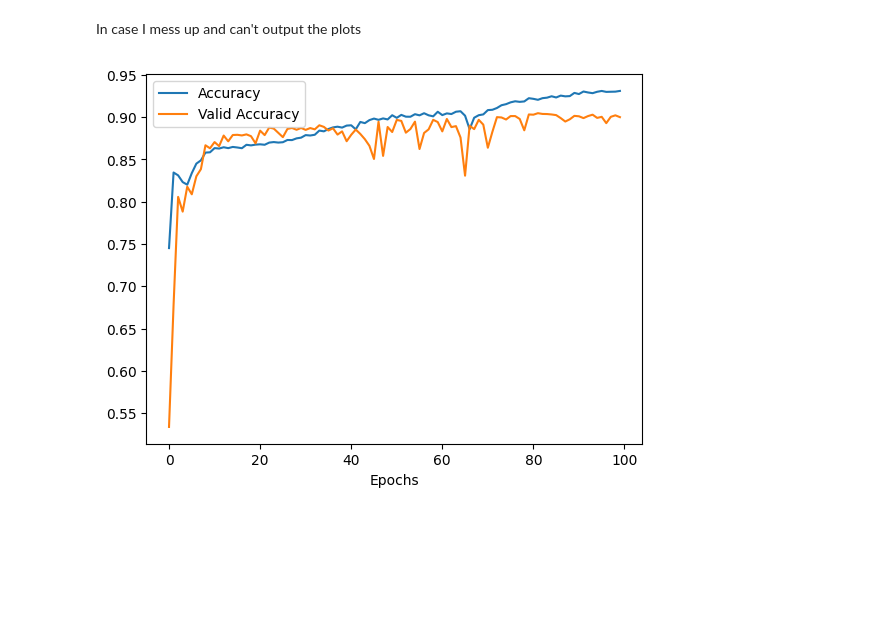
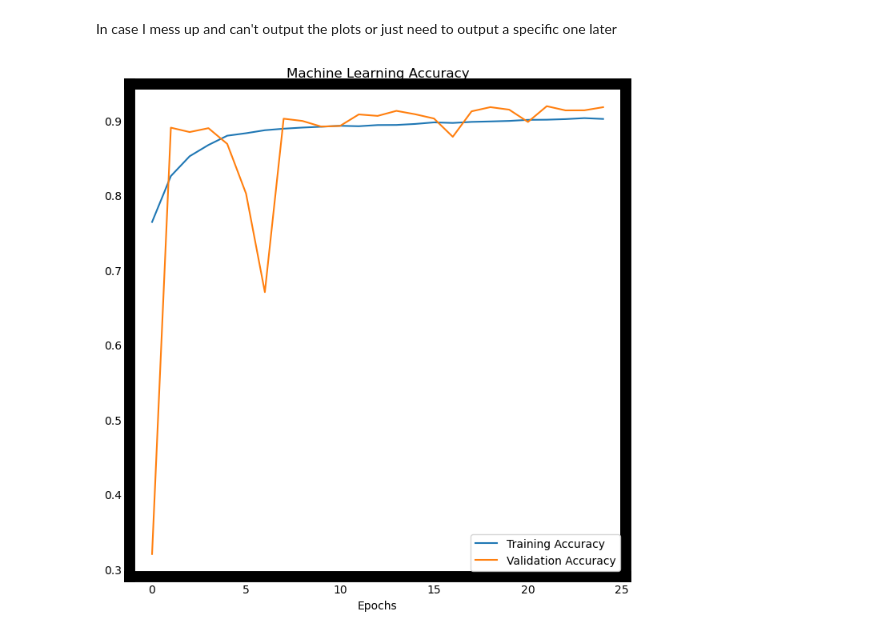
Before and after one commit to ZefCo/Thesis, a Jupyter notebook: ML/MissingPlots.ipynb, the cells around one changed output. Saved outputs shown, nothing was run; the diff lists cells and outputs as text; code cells hidden in the pictures; blank space fills up the shorter version.

Commit message:
Update Moment plots with thicker borders

```diff
--- a/ML/MissingPlots.ipynb
+++ b/ML/MissingPlots.ipynb
@@ -1,12 +1,12 @@
 # %% [markdown]
-In case I mess up and can't output the plots
+In case I mess up and can't output the plots or just need to output a specific one later
 # %%
 # https://towardsdatascience.com/convolutional-neural-networks-understanding-and-organizing-your-data-set-ba3e8b4086cb
 # https://datagy.io/python-decorators/
 
 # https://gitpython.readthedocs.io/en/stable/intro.html
 
-import git
+# import git  # might not have git on all my computers
 import pandas
 import pathlib
 import re
@@ -32,35 +32,46 @@ from contextlib import redirect_stdout
 
 cwd = pathlib.Path.cwd()
 
-report = git.Repo(search_parent_directories=True)
-branch = report.active_branch
+max_epochs = 25
+
+# report = git.Repo(search_parent_directories=True)
 
 image_dir = cwd / "FractalImageEvI"
 model_dir = cwd / "FractalModels" / "IvE"
-version_num = len(next(os.walk(model_dir))[1])
+version_num = 23 # len(next(os.walk(model_dir))[1])
+branch = "slurm" #report.active_branch
 version_dir = model_dir / f"version_{branch}_{version_num}"
 # version_dir.mkdir(parents = True, exist_ok = True)
 # output_classes = 2
+new_folder_path = cwd.parent / "FractalDimension" / "TE_Images_ForPaper" / "ML_Graphs"
 # %%
 history_data = pandas.read_csv(str(version_dir / "ModelSteps.csv"))
 # pandas.DataFrame(history_data).to_csv(str(version_dir / "ModelSteps.csv"))
 
+history_data = history_data[:max_epochs]
 
-plt.plot(history_data["loss"])
-plt.plot(history_data["val_loss"])
-plt.xlabel("Epochs")
-plt.legend(["Loss", "Valid Loss"])
-plt.ylim(top = 10, bottom = 0)
-plt.savefig(str(version_dir / "Loss_Graph.png"))
-
-plt.close()
+fig, ax = plt.subplots()
+fig.set_size_inches(8, 8)
 
 
-plt.plot(history_data["binary_accuracy"])
-plt.plot(history_data["val_binary_accuracy"])
+
+# plt.plot(history_data["loss"])
+# plt.plot(history_data["val_loss"])
+# plt.xlabel("Epochs")
+# plt.legend(["Loss", "Valid Loss"])
+# plt.ylim(top = 10, bottom = 0)
+# plt.savefig(str(new_folder_path / "Loss_Graph.png"))
+
+# plt.close()
+
+plt.rc('axes', linewidth=10)
+# ax.set_aspect('equal')
+plt.plot(history_data["categorical_accuracy"])
+plt.plot(history_data["val_categorical_accuracy"])
 plt.xlabel("Epochs")
-plt.legend(["Accuracy", "Valid Accuracy"])
+plt.legend(["Training Accuracy", "Validation Accuracy"])
+plt.title("Machine Learning Accuracy")
 # plt.show()
-plt.savefig(str(version_dir / "Accuracy_Graph.png"))
+plt.savefig(str(new_folder_path / "Accuracy_Graph.png"))
 # %% [output]
-[figure, old version]
+[figure, new version]
```
Also changed, not shown: 8 other files.
